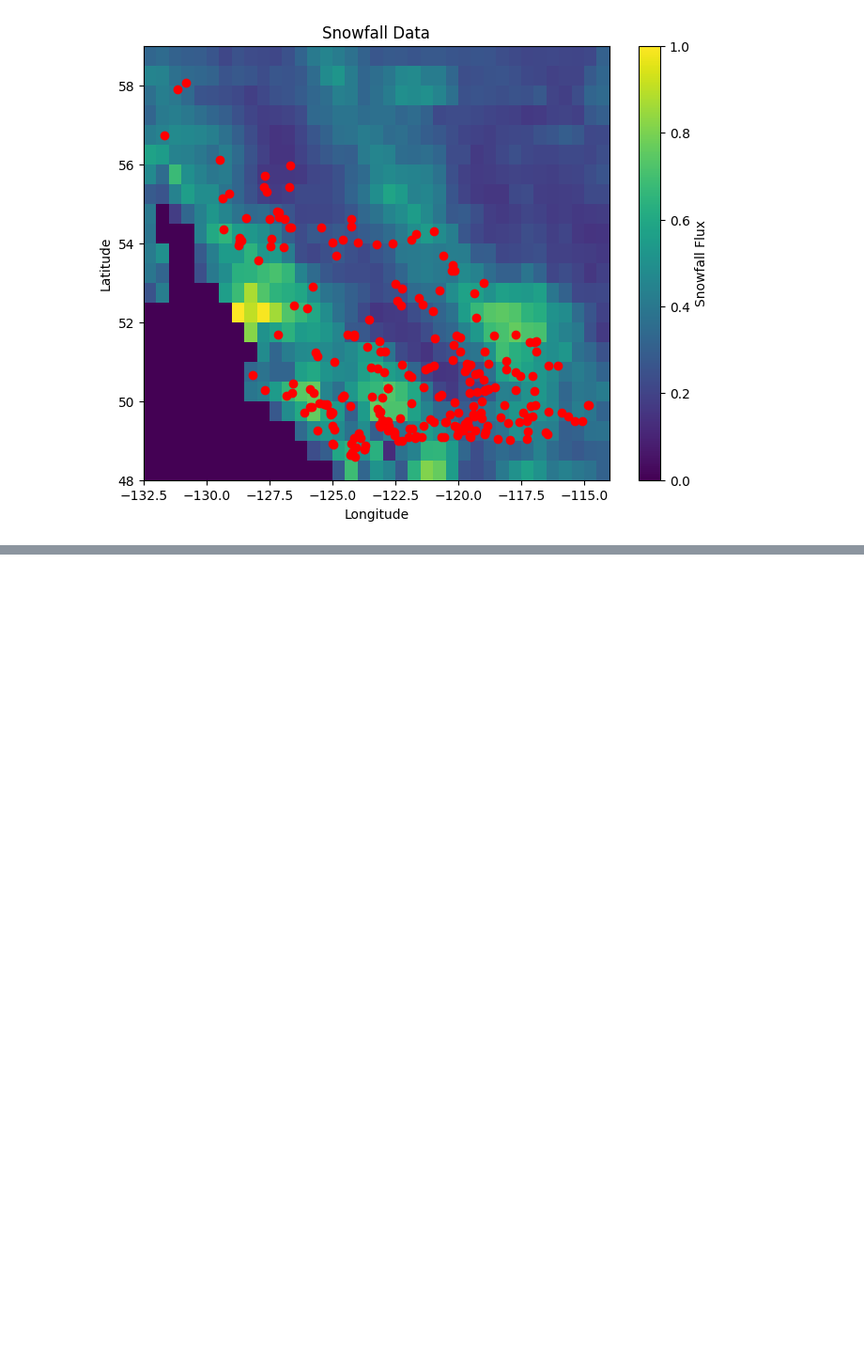
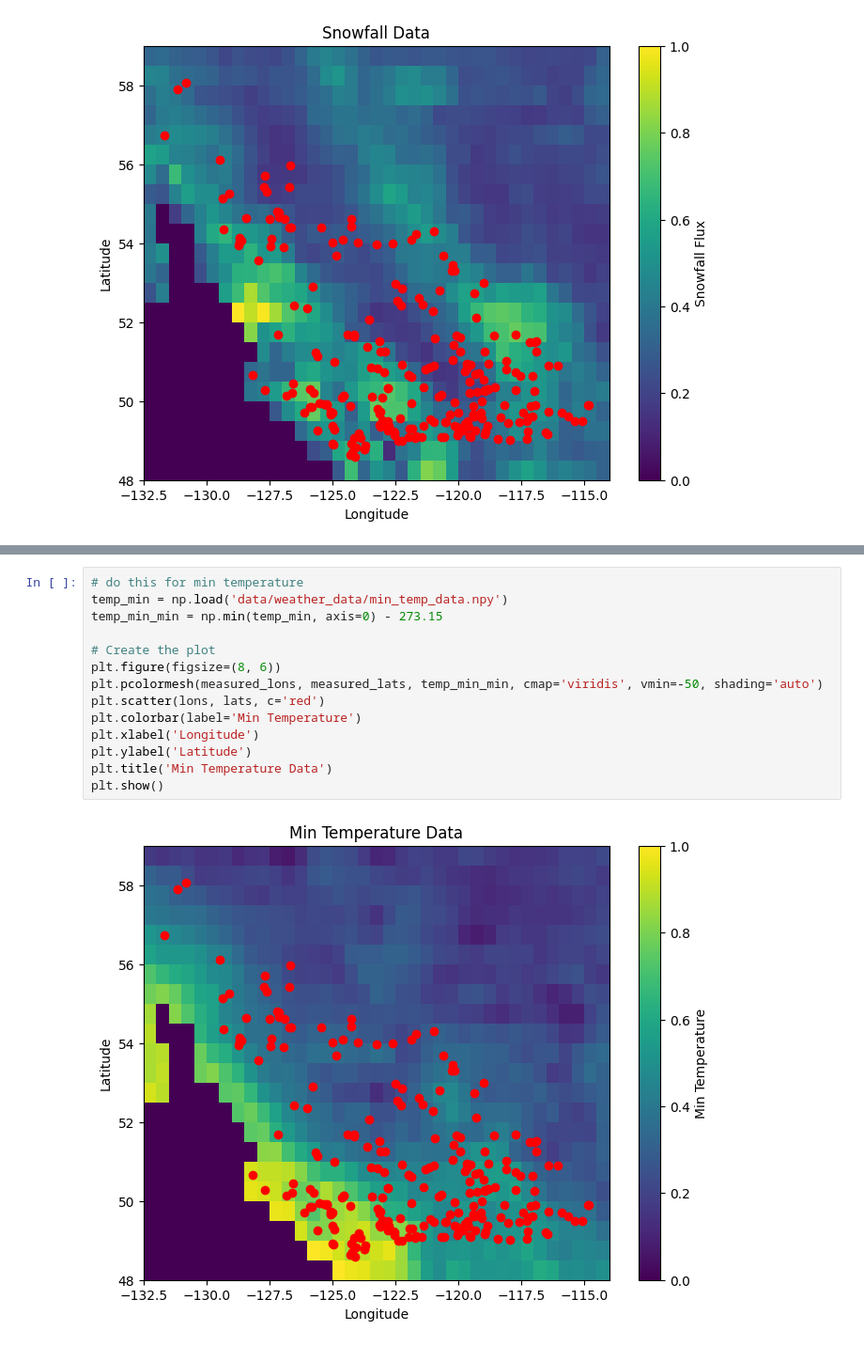
Before and after one commit to TWilson05/EOSC-410-Final-Project, a Jupyter notebook: preprocess_data.ipynb, the cells around one changed output, grey strips where cells are left out. Shown at 94% size. Saved outputs shown, nothing was run; the diff lists cells and outputs as text; blank space fills up the shorter version.

```diff
--- a/preprocess_data.ipynb
+++ b/preprocess_data.ipynb
@@ -366,0 +474,16 @@ plt.show()
+# %%
+# do this for min temperature
+temp_min = np.load('data/weather_data/min_temp_data.npy')
+temp_min_min = np.min(temp_min, axis=0) - 273.15
+
+# Create the plot
+plt.figure(figsize=(8, 6))
+plt.pcolormesh(measured_lons, measured_lats, temp_min_min, cmap='viridis', vmin=-50, shading='auto')
+plt.scatter(lons, lats, c='red')
+plt.colorbar(label='Min Temperature')
+plt.xlabel('Longitude')
+plt.ylabel('Latitude')
+plt.title('Min Temperature Data')
+plt.show()
+# %% [output]
+[figure, added]
```
Also changed, not shown: parts of 8 cells of this notebook, 1 other file.
